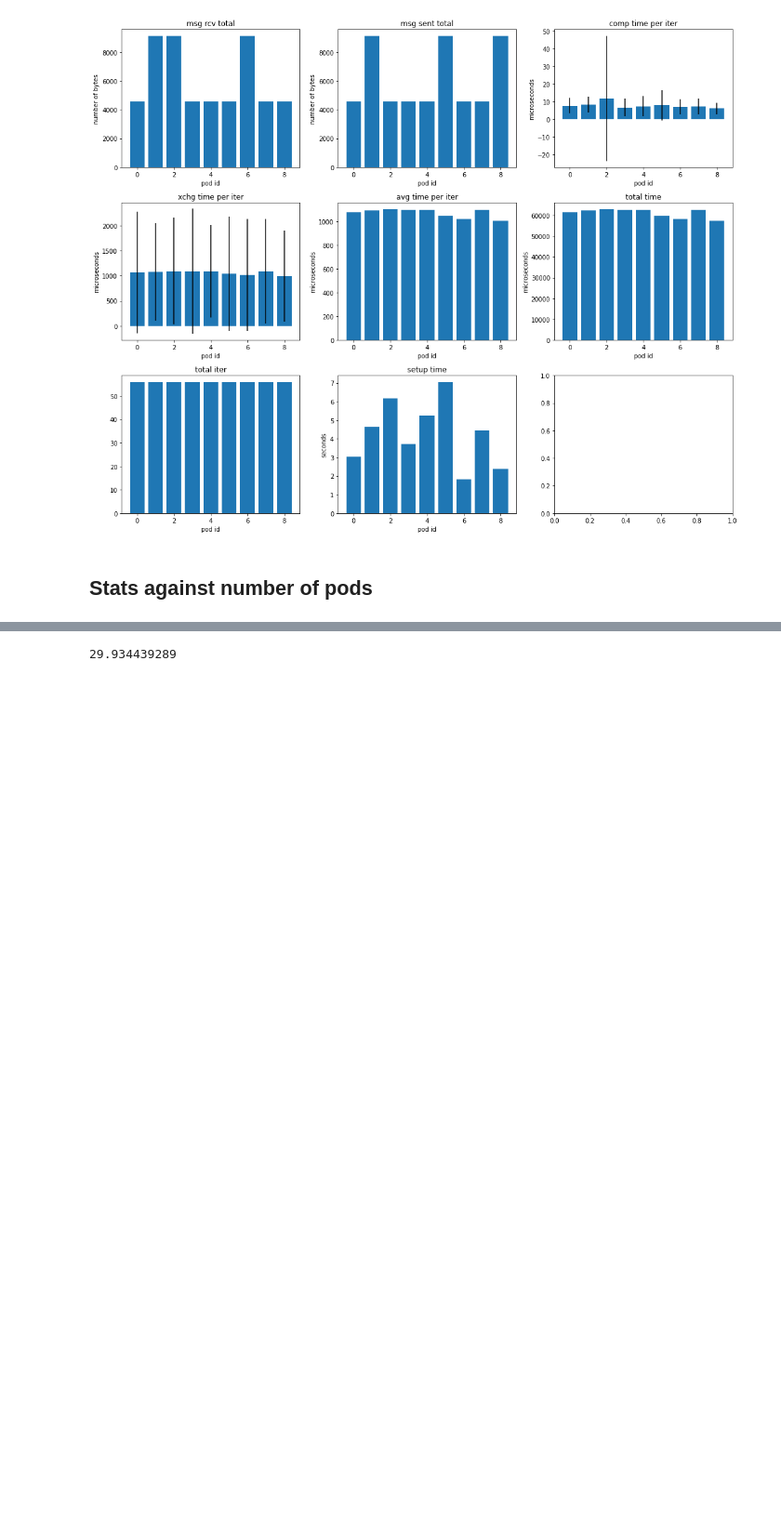
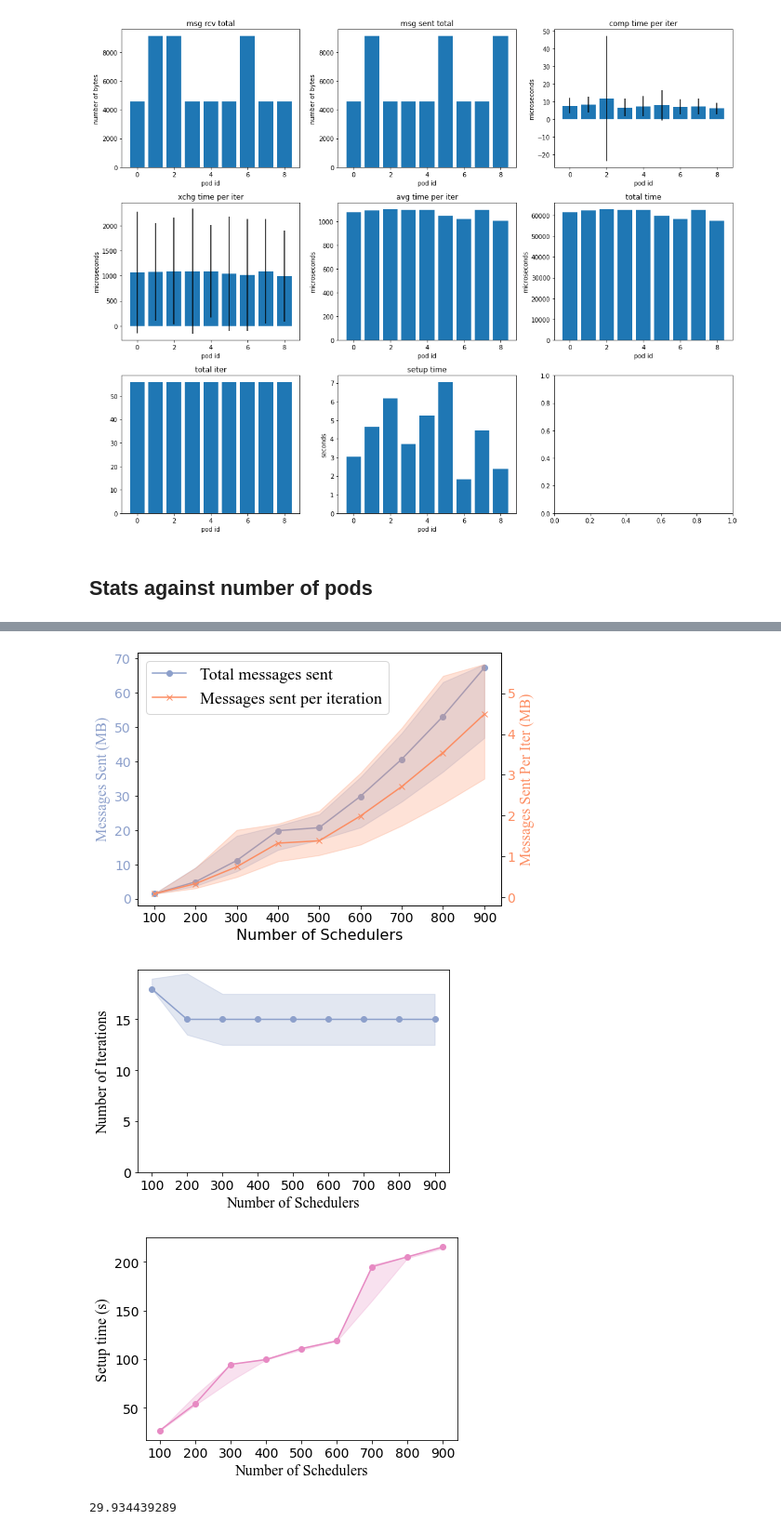
Before and after one commit to Vincent-lau/hyperion, a Jupyter notebook: measure/plotmetrics.ipynb, the cells around one changed output, grey strips where cells are left out. Shown: that part at 93% size. Drawn from its saved outputs; the diff is of its cells as text; code cells hidden in the pictures; blank space fills up the shorter version.

```diff
--- a/measure/plotmetrics.ipynb
+++ b/measure/plotmetrics.ipynb
@@ -114,3 +191,63 @@ fig.savefig(f'{graph_dir}metrics-{p}pods.png')
+# %%
+fig, ax1 = plt.subplots()
+
+
+
+l1, = ax1.plot(pods, np.median(y_msg, axis = 1), marker='o', color=cs[2])
+ax1.fill_between(pods, np.percentile(y_msg, 25, axis=1), np.percentile(y_msg, 75, axis=1), alpha=0.25, color=cs[2])
+ax1.set_ylabel("Messages Sent (MB)", color=cs[2], fontname="Times New Roman")
+ax1.tick_params(axis='y', labelcolor=cs[2])
+
+ax2 = ax1.twinx()
+l2, = ax2.plot(pods, np.median(y_msg_iter, axis=1), marker='x', color=cs[1])
+ax2.fill_between(pods, np.percentile(y_msg_iter, 25, axis=1), np.percentile(y_msg_iter, 75, axis=1), alpha=0.25, color=cs[1])
+ax2.set_ylabel("Messages Sent Per Iter (MB)", color=cs[1], fontname="Times New Roman")
+ax2.tick_params(axis='y', labelcolor=cs[1])
+
+ax1.set_xticks(pods)
+ax1.set_xlabel("Number of Schedulers")
+
+ax1.legend([l1, l2], ['Total messages sent', 'Messages sent per iteration'], loc='upper left', prop={'family':'Times New Roman'})
+
+
+fig.set_size_inches(7, 5)
+fig.savefig(f'{graph_dir}msg.pdf')
+
+# fig, ax = plt.subplots()
+# ax.plot(pods, np.median(y_msg_iter, axis=1), marker='o', color=cs[1])
+# ax.fill_between(pods, np.percentile(y_msg_iter, 25, axis=1), np.percentile(y_msg_iter, 75, axis=1), alpha=0.25, color=cs[1])
+# ax.set_ylabel("Messages per iteration")
+# ax.set_xlabel("number of schedulers")
+
+
+# fig.savefig(f'{graph_dir}msg_per_iter.png')
+
+
+fig, ax = plt.subplots()
+ax.plot(pods, np.median(y_iter, axis=1), marker='o', color=cs[2])
+ax.fill_between(pods, np.percentile(y_iter, 25, axis=1), np.percentile(y_iter, 75, axis=1), alpha=0.25, color=cs[2])
+ax.set_ylabel('Number of Iterations', fontname="Times New Roman")
+ax.set_xlabel('Number of Schedulers', fontname="Times New Roman")
+ax.set_xticks(pods)
+ax.set_ylim(bottom=0)
+
+
+fig.savefig(f'{graph_dir}iter.pdf')
+
+
+fig, ax = plt.subplots()
+ax.plot(pods, np.median(y_setup, axis=1), marker='o', color=cs[3])
+ax.fill_between(pods, np.percentile(y_setup, 25, axis=1), np.percentile(y_setup, 75, axis=1), alpha=0.25, color=cs[3])
+ax.set_ylabel('Setup time (s)', fontname="Times New Roman")
+ax.set_xlabel('Number of Schedulers', fontname="Times New Roman")
+
+ax.set_xticks(pods)
+
+fig.savefig(f'{graph_dir}setup.pdf')
+# %% [output]
+[figure, added]
+[figure, added]
+[figure, added]
 # %%
 # dirs = ['data/2022-08-15T']
 metrics = {}
```
Also changed, not shown: parts of 20 cells of this notebook.
